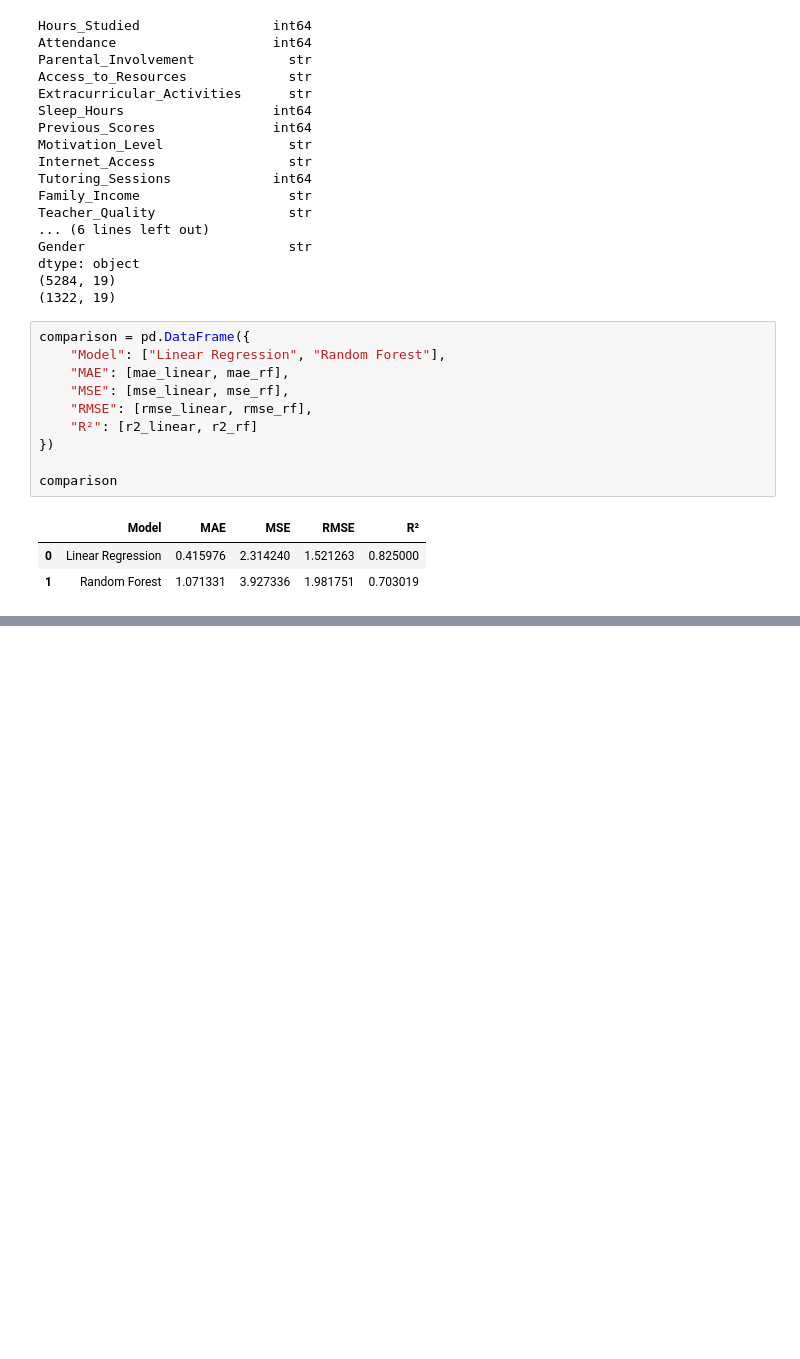
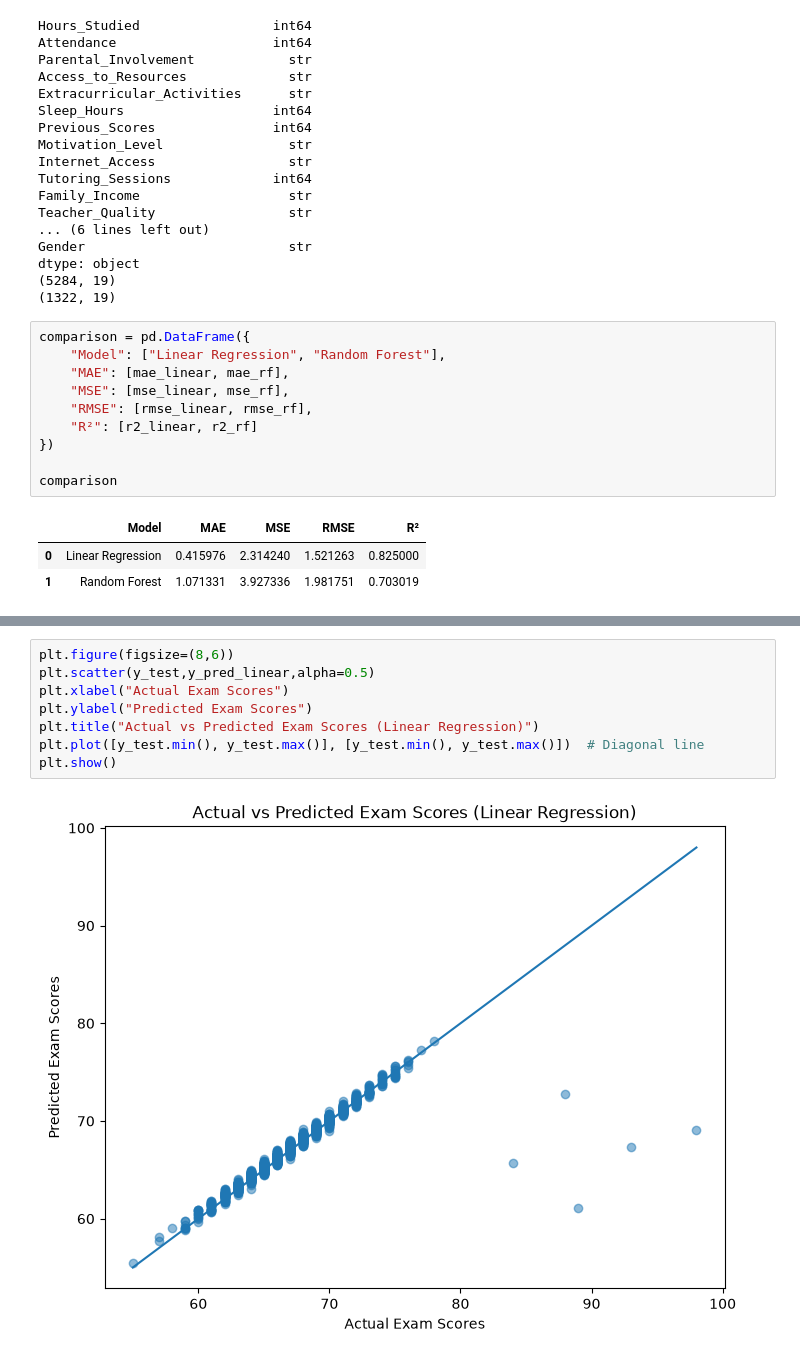
Before and after one commit to Hamsini242007/student-performance, a Jupyter notebook: notebook.ipynb, the cells around one changed output, grey strips where cells are left out. Cells and saved outputs as stored; diff of their text form; blank space fills up the shorter version.

```diff
--- a/notebook.ipynb
+++ b/notebook.ipynb
@@ -313,0 +329,10 @@ comparison
+# %%
+plt.figure(figsize=(8,6))
+plt.scatter(y_test,y_pred_linear,alpha=0.5)
+plt.xlabel("Actual Exam Scores")
+plt.ylabel("Predicted Exam Scores")
+plt.title("Actual vs Predicted Exam Scores (Linear Regression)")
+plt.plot([y_test.min(), y_test.max()], [y_test.min(), y_test.max()])  # Diagonal line
+plt.show()
+# %% [output]
+[figure, added]
```
Also changed, not shown: parts of 4 cells of this notebook.
